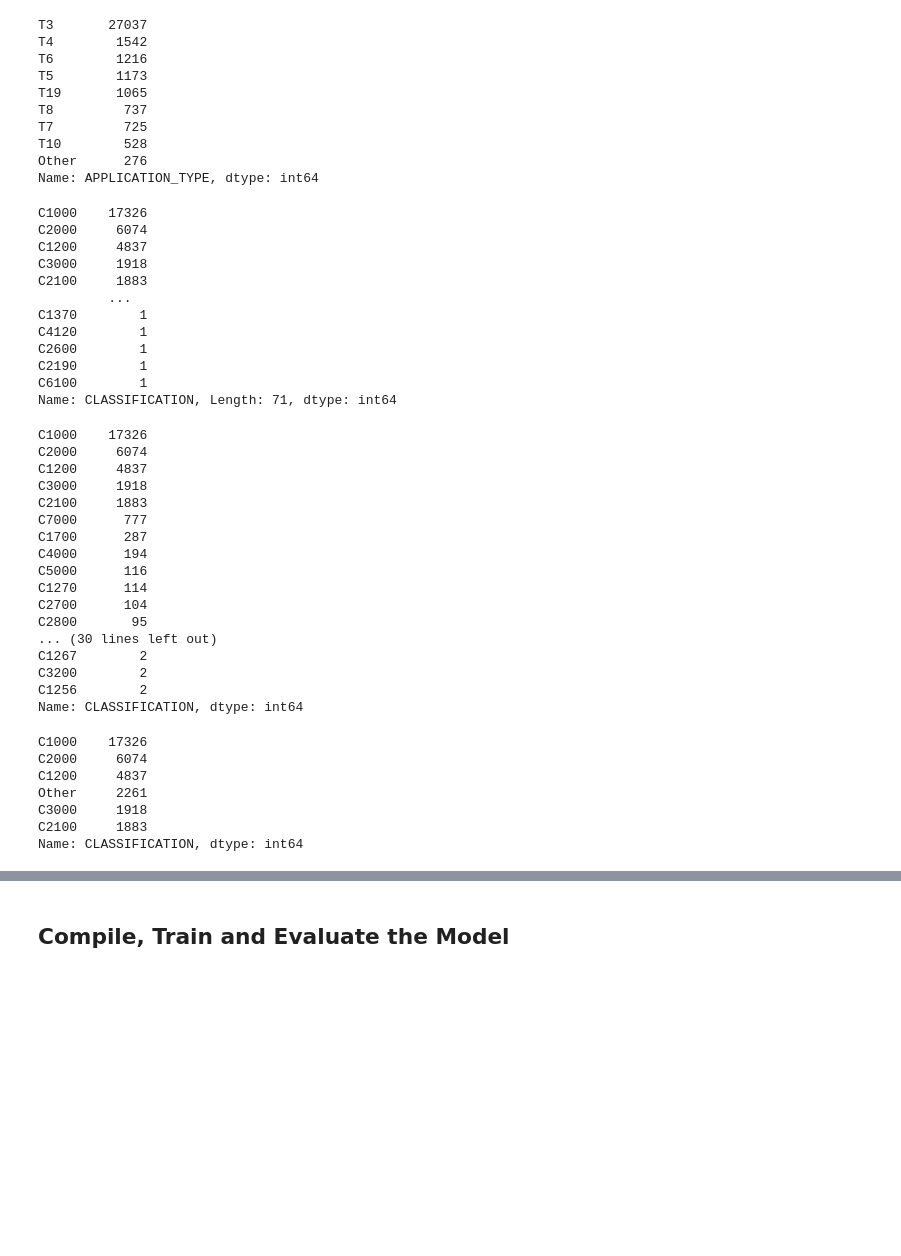
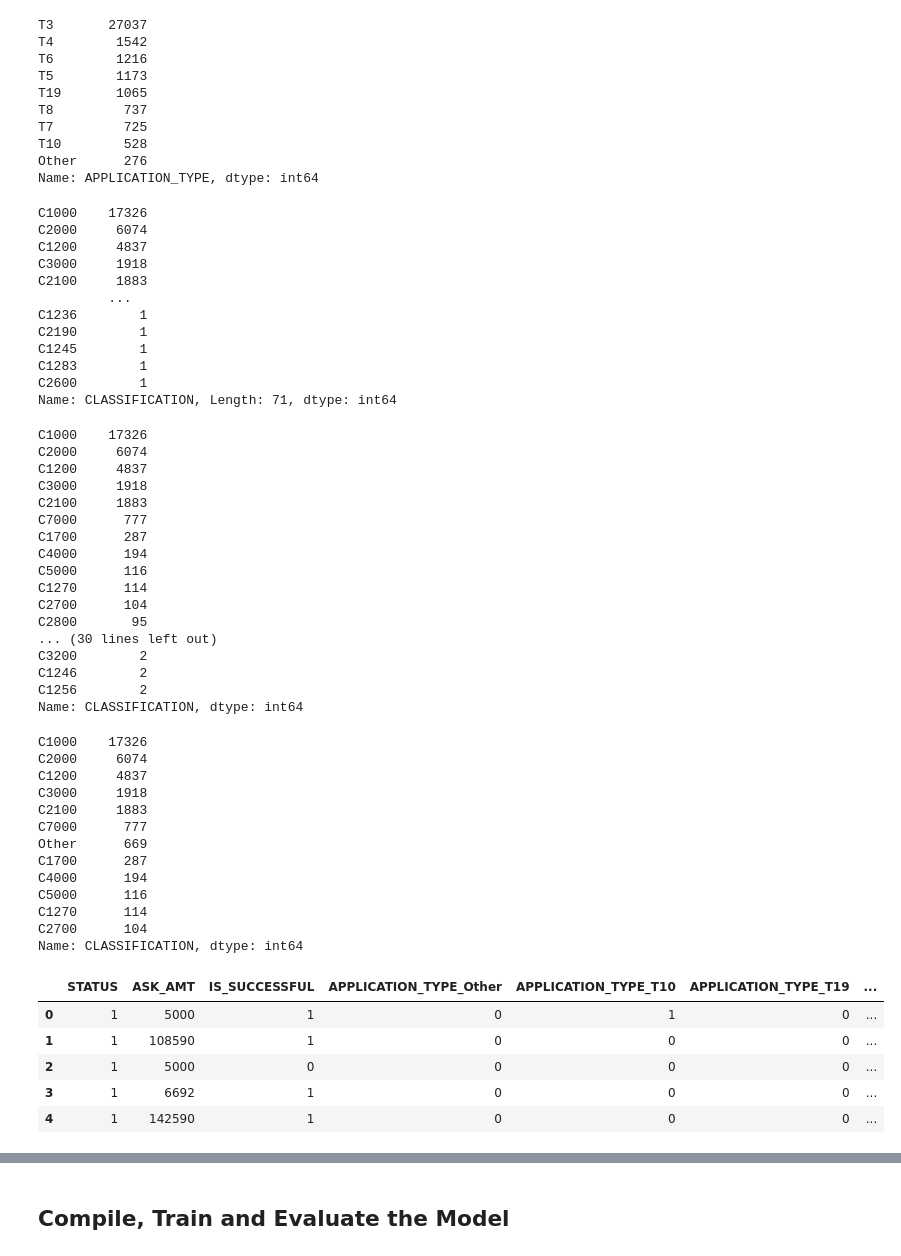
Before and after one commit to Fescamil1/Deep_learning_challenge_Charity_Fund_Predictor, a Jupyter notebook: AlphabetSoupCharity_Optimzation.ipynb, the cells around one changed output, grey strips where cells are left out. Drawn from its saved outputs; the diff is of its cells as text; code cells hidden in the pictures; blank space fills up the shorter version.

```diff
--- a/AlphabetSoupCharity_Optimzation.ipynb
+++ b/AlphabetSoupCharity_Optimzation.ipynb
@@ -56,8 +77,10 @@ T17        1
 Name: APPLICATION_TYPE, dtype: int64
 # %%
 # Choose a cutoff value and create a list of application types to be replaced
-# use the variable name `application_types_to_replace`
-#  YOUR CODE GOES HERE
+# use the variable name `application_types_to_replace` with cut off at 500
+app_counts_cutoff=application_df['APPLICATION_TYPE'].value_counts()
+
+application_types_to_replace = app_counts_cutoff.loc[app_counts_cutoff<500].index
 
 # Replace in dataframe
 for app in application_types_to_replace:
@@ -78,7 +101,8 @@ Other      276
 Name: APPLICATION_TYPE, dtype: int64
 # %%
 # Look at CLASSIFICATION value counts for binning
-#  YOUR CODE GOES HERE
+Class_counts_cutoff = application_df['CLASSIFICATION'].value_counts()
+Class_counts_cutoff
 # %% [output]
 C1000    17326
 C2000     6074
@@ -86,15 +110,15 @@ C1200     4837
 C3000     1918
 C2100     1883
          ...
-C1370        1
-C4120        1
+C1236        1
+C2190        1
+C1245        1
+C1283        1
 C2600        1
-C2190        1
-C6100        1
 Name: CLASSIFICATION, Length: 71, dtype: int64
 # %%
 # You may find it helpful to look at CLASSIFICATION value counts >1
-#  YOUR CODE GOES HERE
+Class_counts_cutoff.loc[Class_counts_cutoff>1]
 # %% [output]
 C1000    17326
 C2000     6074
@@ -109,14 +133,14 @@ C1270      114
 C2700      104
 C2800       95
 ... (30 lines left out)
-C1267        2
 C3200        2
+C1246        2
 C1256        2
 Name: CLASSIFICATION, dtype: int64
 # %%
 # Choose a cutoff value and create a list of classifications to be replaced
-# use the variable name `classifications_to_replace`
-#  YOUR CODE GOES HERE
+# use the variable name `classifications_to_replace` cut off at 100
+classifications_to_replace =Class_counts_cutoff.loc[Class_counts_cutoff<100].index
 
 # Replace in dataframe
 for cls in classifications_to_replace:
@@ -128,12 +152,26 @@ application_df['CLASSIFICATION'].value_counts()
 C1000    17326
 C2000     6074
 C1200     4837
-Other     2261
 C3000     1918
 C2100     1883
+C7000      777
+Other      669
+C1700      287
+C4000      194
+C5000      116
+C1270      114
+C2700      104
 Name: CLASSIFICATION, dtype: int64
 # %%
 # Convert categorical data to numeric with `pd.get_dummies`
-#  YOUR CODE GOES HERE
+app_dummies_df = pd.get_dummies(application_df)
+app_dummies_df.head()
+# %% [output]
+|  | STATUS | ASK_AMT | IS_SUCCESSFUL | APPLICATION_TYPE_Other | APPLICATION_TYPE_T10 | APPLICATION_TYPE_T19 | ... |
+| 0 | 1 | 5000 | 1 | 0 | 1 | 0 | ... |
+| 1 | 1 | 108590 | 1 | 0 | 0 | 0 | ... |
+| 2 | 1 | 5000 | 0 | 0 | 0 | 0 | ... |
+| 3 | 1 | 6692 | 1 | 0 | 0 | 0 | ... |
+| 4 | 1 | 142590 | 1 | 0 | 0 | 0 | ... |
 # %%
 # Split our preprocessed data into our features and target arrays
```
Also changed, not shown: parts of 34 cells of this notebook, 1 other file.
